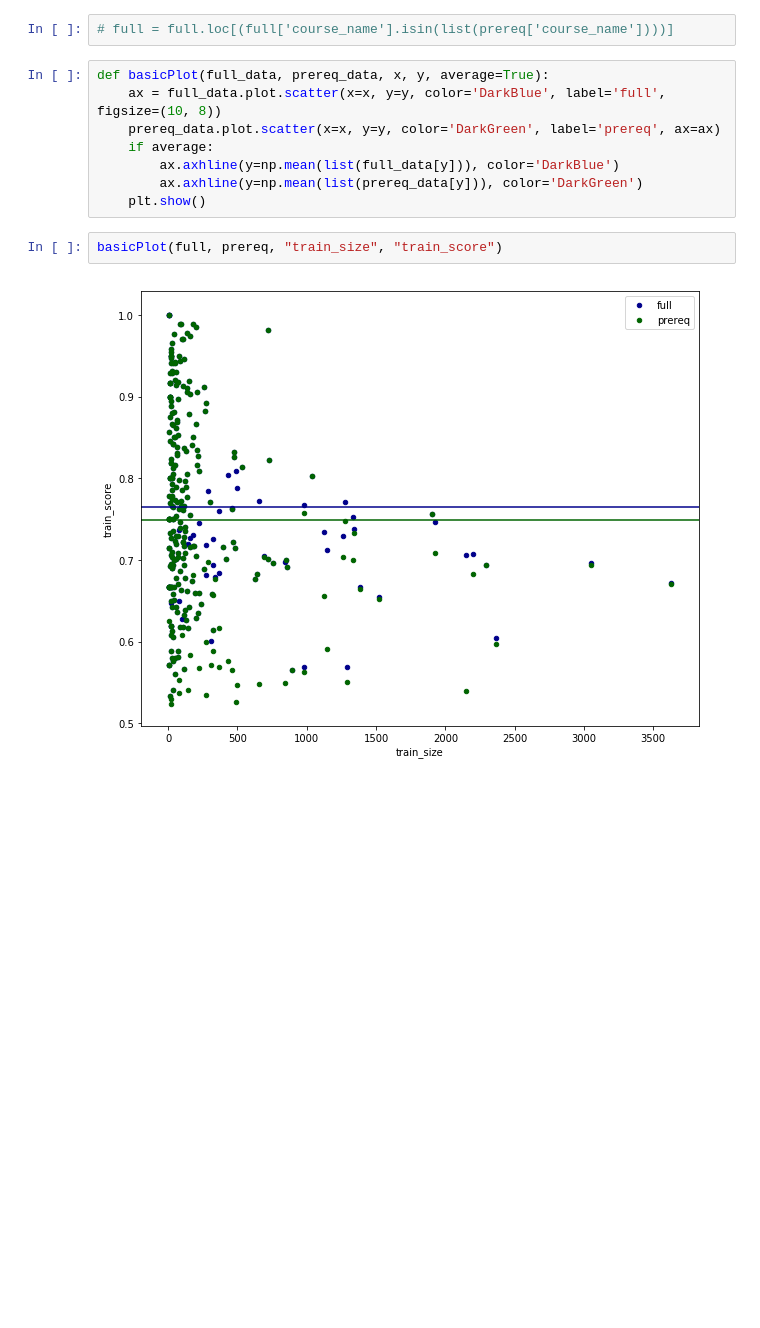
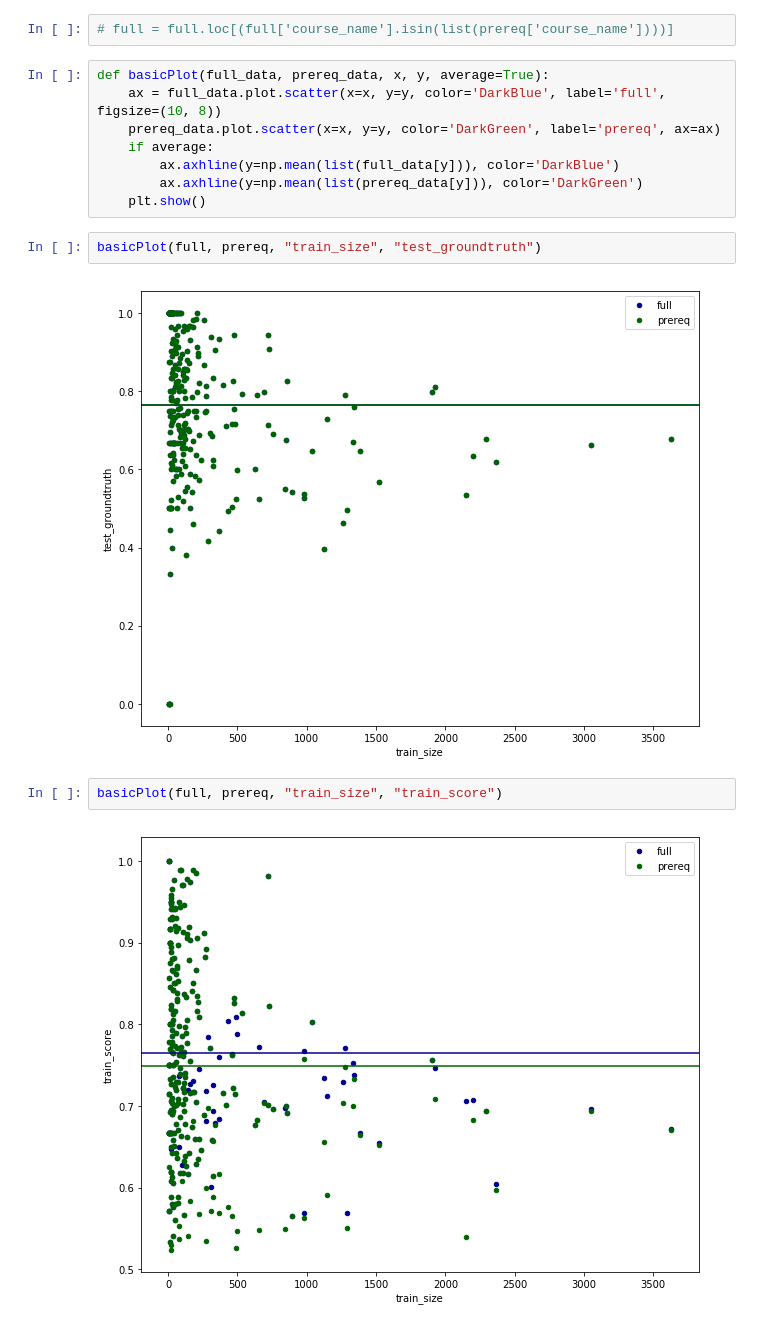
Before and after one commit to gmdavis1/carta-prereqs, a Jupyter notebook: models/Analyze Courses Results.ipynb, the cells around one changed output. Cells and saved outputs as stored; diff of their text form; blank space fills up the shorter version.

```diff
--- a/models/Analyze Courses Results.ipynb
+++ b/models/Analyze Courses Results.ipynb
@@ -30,6 +30,10 @@ def basicPlot(full_data, prereq_data, x, y, average=True):
         ax.axhline(y=np.mean(list(full_data[y])), color='DarkBlue')
         ax.axhline(y=np.mean(list(prereq_data[y])), color='DarkGreen')
     plt.show()
+# %%
+basicPlot(full, prereq, "train_size", "test_groundtruth")
+# %% [output]
+[figure, added]
 # %%
 basicPlot(full, prereq, "train_size", "train_score")
 # %% [output]
```
Also changed, not shown: 1 other file.
